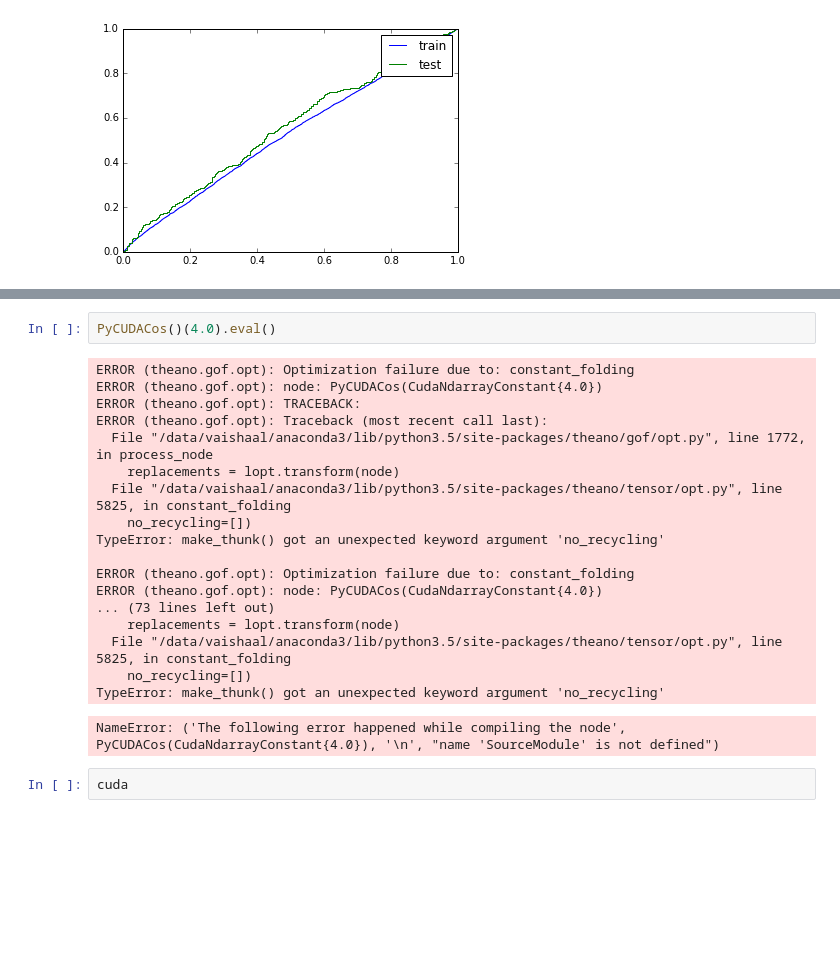
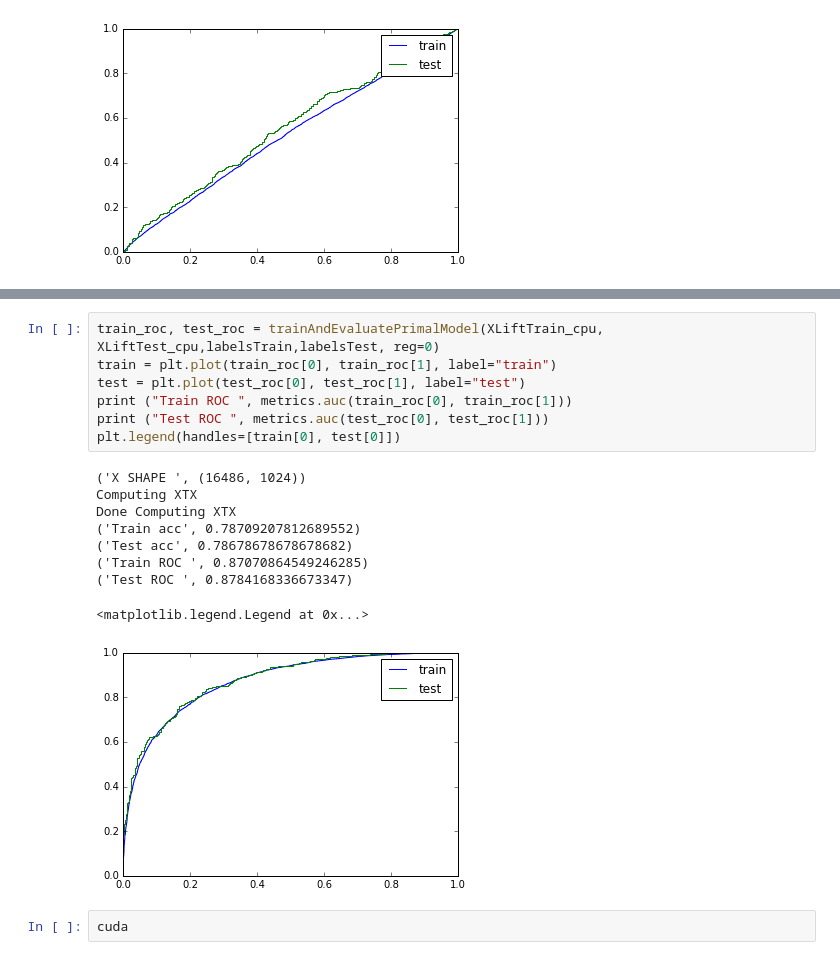
Before and after one commit to Vaishaal/karnals, a Jupyter notebook: Experiments.ipynb, the cells around one changed output, grey strips where cells are left out. Drawn from its saved outputs; the diff is of its cells as text; blank space fills up the shorter version.

```diff
--- a/Experiments.ipynb
+++ b/Experiments.ipynb
@@ -126,24 +159,20 @@ Test ROC  0.930541082164
-# %%
-PyCUDACos()(4.0).eval()
-# %% [output]
-ERROR (theano.gof.opt): Optimization failure due to: constant_folding
-ERROR (theano.gof.opt): node: PyCUDACos(CudaNdarrayConstant{4.0})
-ERROR (theano.gof.opt): TRACEBACK:
-ERROR (theano.gof.opt): Traceback (most recent call last):
-  File "/data/vaishaal/anaconda3/lib/python3.5/site-packages/theano/gof/opt.py", line 1772, in process_node
-    replacements = lopt.transform(node)
-  File "/data/vaishaal/anaconda3/lib/python3.5/site-packages/theano/tensor/opt.py", line 5825, in constant_folding
-    no_recycling=[])
-TypeError: make_thunk() got an unexpected keyword argument 'no_recycling'
-
-ERROR (theano.gof.opt): Optimization failure due to: constant_folding
-ERROR (theano.gof.opt): node: PyCUDACos(CudaNdarrayConstant{4.0})
-... (73 lines left out)
-    replacements = lopt.transform(node)
-  File "/data/vaishaal/anaconda3/lib/python3.5/site-packages/theano/tensor/opt.py", line 5825, in constant_folding
-    no_recycling=[])
-TypeError: make_thunk() got an unexpected keyword argument 'no_recycling'
-NameError: ('The following error happened while compiling the node', PyCUDACos(CudaNdarrayConstant{4.0}), '\n', "name 'SourceModule' is not defined")
+# %%
+train_roc, test_roc = trainAndEvaluatePrimalModel(XLiftTrain_cpu, XLiftTest_cpu,labelsTrain,labelsTest, reg=0)
+train = plt.plot(train_roc[0], train_roc[1], label="train")
+test = plt.plot(test_roc[0], test_roc[1], label="test")
+print ("Train ROC ", metrics.auc(train_roc[0], train_roc[1]))
+print ("Test ROC ", metrics.auc(test_roc[0], test_roc[1]))
+plt.legend(handles=[train[0], test[0]])
+# %% [output]
+('X SHAPE ', (16486, 1024))
+Computing XTX
+Done Computing XTX
+('Train acc', 0.78709207812689552)
+('Test acc', 0.78678678678678682)
+('Train ROC ', 0.87070864549246285)
+('Test ROC ', 0.8784168336673347)
+<matplotlib.legend.Legend at 0x...>
+[figure, added]
 # %%
 cuda
 # %% [output]
```
Also changed, not shown: parts of 14 cells of this notebook, 1 other file.
